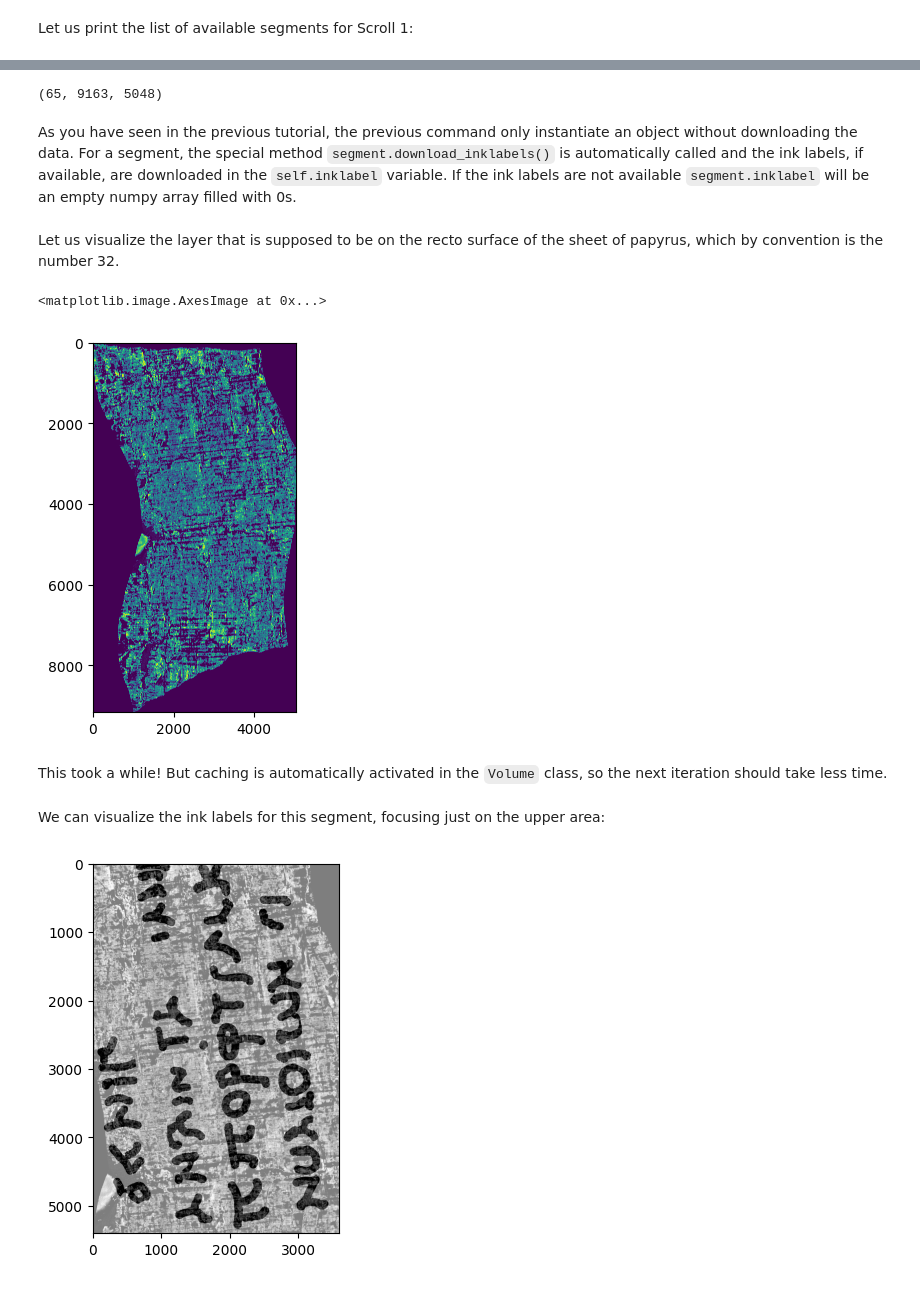
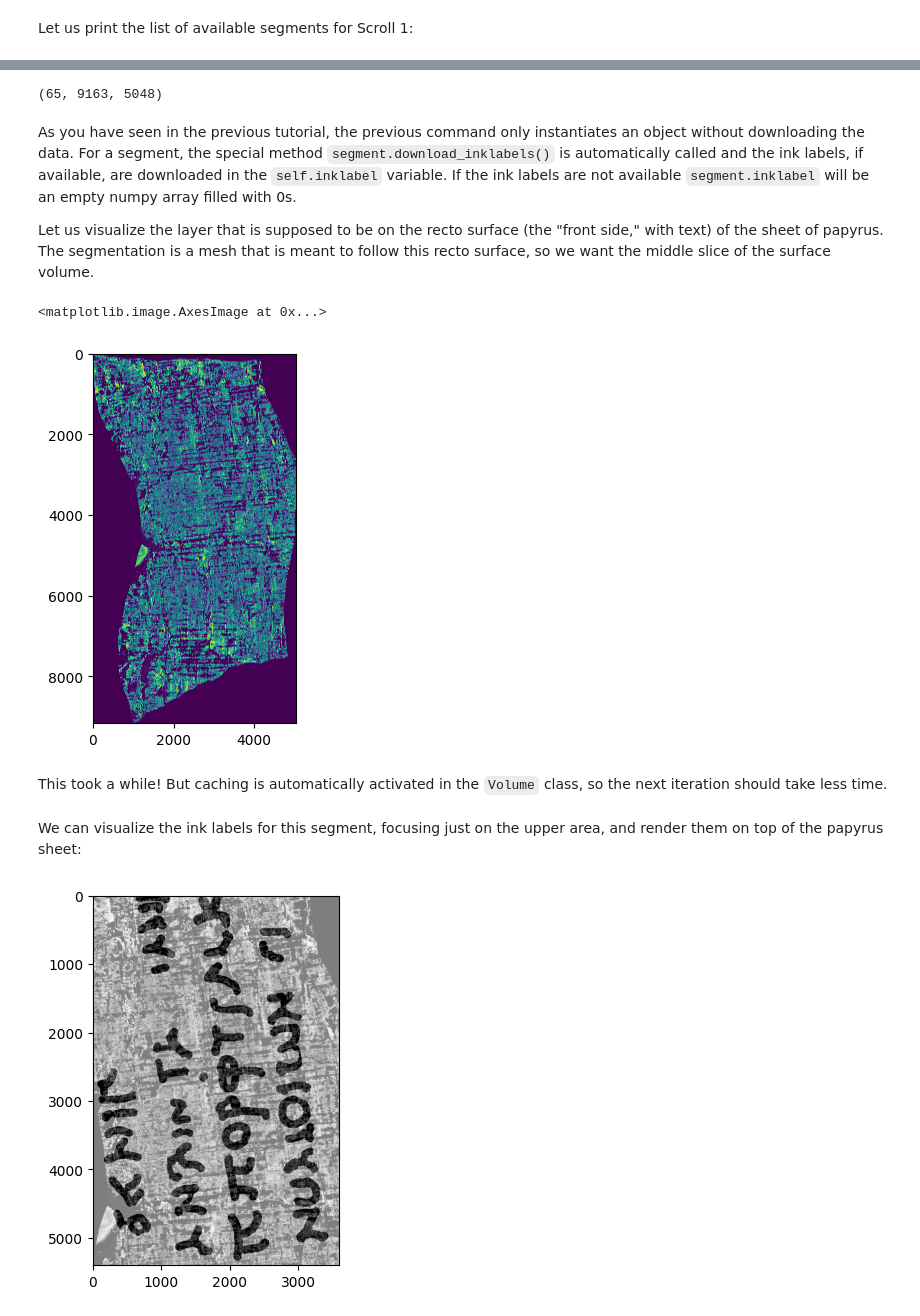
Before and after one commit to ScrollPrize/vesuvius, a Jupyter notebook: notebooks/example2_ink_detection.ipynb, the cells around one changed output, grey strips where cells are left out. Saved outputs shown, nothing was run; the diff lists cells and outputs as text; code cells hidden in the pictures.

```diff
--- a/notebooks/example2_ink_detection.ipynb
+++ b/notebooks/example2_ink_detection.ipynb
@@ -42,26 +30,30 @@ We can work with segment `20230827161847`.
 # %%
 segment_id = 20230827161847
 segment = Volume(segment_id, normalize=True)
+
+segment.shape(0)
+# %% [output]
+(65, 9163, 5048)
-# %%
-segment.shape(0)
-# %% [output]
-(65, 9163, 5048)
 # %% [markdown]
-As you have seen in the previous tutorial, the previous command only instantiate an object without downloading the data.
+As you have seen in the previous tutorial, the previous command only instantiates an object without downloading the data.
 For a segment, the special method `segment.download_inklabels()` is automatically called and the ink labels, if available, are downloaded in the `self.inklabel` variable. If the ink labels are not available `segment.inklabel` will be an empty numpy array filled with 0s.
+
+Let us visualize the layer that is supposed to be on the recto surface (the "front side," with text) of the sheet of papyrus.
+The segmentation is a mesh that is meant to follow this recto surface, so we want the middle slice of the surface volume.
-# %% [markdown]
-Let us visualize the layer that is supposed to be on the recto surface of the sheet of papyrus, which by convention is the number 32.
 # %%
 from matplotlib import pyplot as plt
+
+surface_volume_slices = segment.shape(0)[0]
+central_slice = surface_volume_slices // 2
+
+plt.imshow(segment[central_slice, :, :])
+# %% [output]
+<matplotlib.image.AxesImage at 0x...>
+[figure, added]
-# %%
-plt.imshow(segment[32,:,:])
-# %% [output]
-<matplotlib.image.AxesImage at 0x...>
-[figure, removed]
 # %% [markdown]
 This took a while! But caching is automatically activated in the `Volume` class, so the next iteration should take less time.
 # %% [markdown]
-We can visualize the ink labels for this segment, focusing just on the upper area:
+We can visualize the ink labels for this segment, focusing just on the upper area, and render them on top of the papyrus sheet:
 # %%
 plt.imshow(segment[32,200:5600,1000:4600], cmap='gray')
 plt.imshow(segment.inklabel[200:5600,1000:4600], cmap='binary', alpha=0.5)  # Adjust alpha for transparency
```
Also changed, not shown: parts of 16 cells of this notebook, 1 other file.
